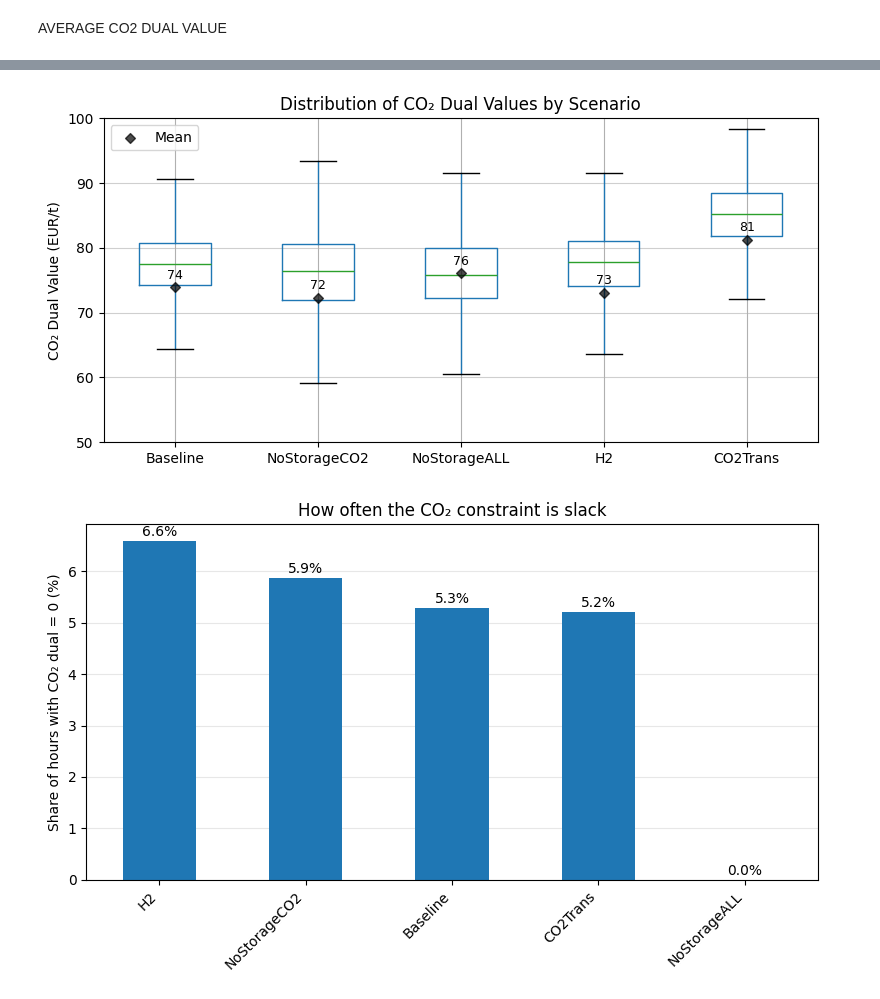
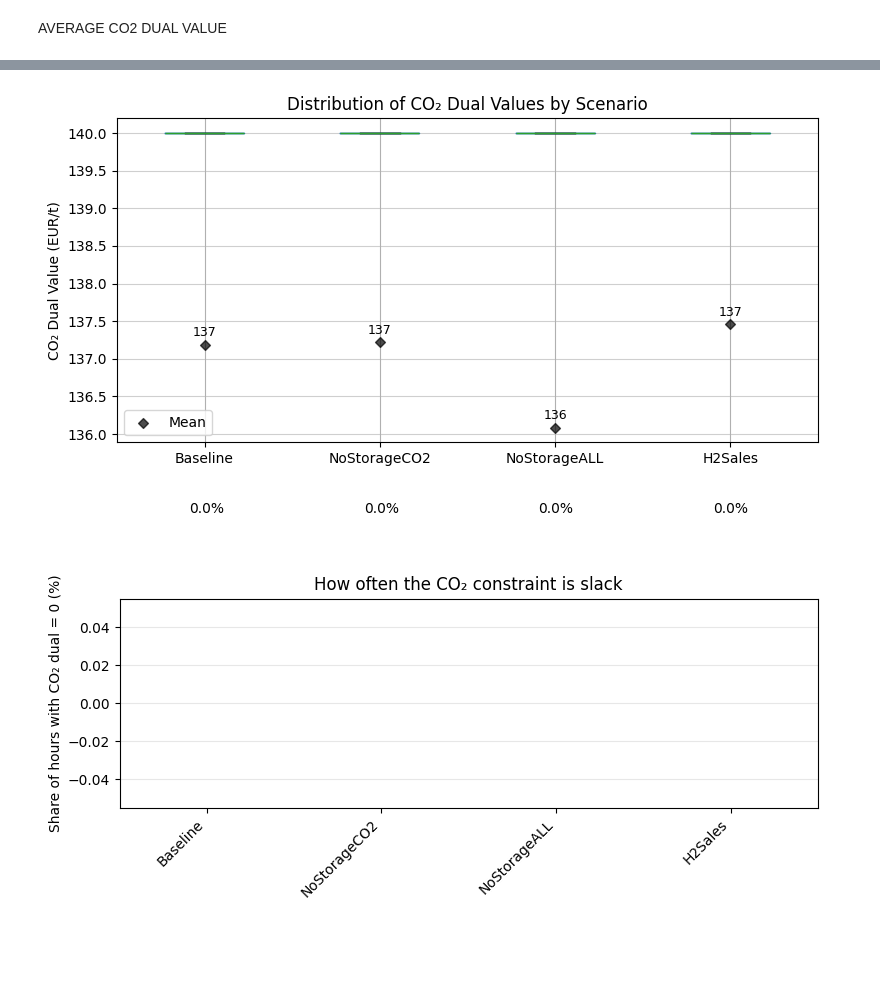
Before and after one commit to kubachri/GLS-EnerHub2X-Pricing, a Jupyter notebook: plots/DualCO2.ipynb, the cells around one changed output, grey strips where cells are left out. Drawn from its saved outputs; the diff is of its cells as text; code cells hidden in the pictures; blank space fills up the shorter version.

Commit message:
plot-changes
- updated the excel file with scenarios results for plots
- plot notebooks have been updated but **should be merged into one final during the merge with main**

```diff
--- a/plots/DualCO2.ipynb
+++ b/plots/DualCO2.ipynb
@@ -261,7 +256,7 @@ max_val = int(scenario_means.max())
 tick_step = 10  # same spacing as before
 
 ax.set_yticks(range(0, max_val + 2*tick_step, tick_step))
-ax.set_ylim(0, 90)
+ax.set_ylim(0, 150)
 
 for i, value in enumerate(scenario_means):
     ax.text(
@@ -285,9 +280,8 @@ scenarios = [
     "Baseline",
     "NoStorageCO2",
     "NoStorageALL",
-    "H2",
-    # "BioFixed",
-    "CO2Trans"
+    "H2Sales",
+    "CO2Abundance"
 ]
 
 fig, ax = plt.subplots(figsize=(8,4))  # same size as methanol
@@ -332,7 +326,7 @@ ax.set_title("Distribution of CO₂ Dual Values by Scenario")
 ax.grid(axis="y", alpha=0.6)
 ax.set_axisbelow(True)
 
-ax.set_ylim(50, 100)
+# ax.set_ylim(50, 150)
 
 plt.xticks(rotation=0)
 ax.legend()
@@ -341,42 +335,41 @@ plt.tight_layout()
 plt.savefig("DualCO2_Boxplot_AllScenarios.pdf", bbox_inches="tight")
 plt.show()
 # %% [output]
-[figure, old version]
+[figure, new version]
 # %%
 import matplotlib.pyplot as plt
 
 # choose scenarios
 scenarios = [
     "Baseline",
     "NoStorageCO2",
     "NoStorageALL",
-    "H2",
-    "CO2Trans"
+    "H2Sales",
 ]
 
 # compute share of zero hours (%)
 zero_share = (df[scenarios] == 0).mean() * 100
 zero_share = zero_share.sort_values(ascending=False)
 
 # plot
 fig, ax = plt.subplots(figsize=(8,5))
 
 zero_share.plot(kind="bar", ax=ax)
 
 for i, v in enumerate(zero_share):
     ax.text(i, v + 0.1, f"{v:.1f}%", ha="center")
 
 ax.set_ylabel("Share of hours with CO₂ dual = 0 (%)")
 ax.set_title("How often the CO₂ constraint is slack")
 ax.grid(axis="y", alpha=0.3)
 ax.set_axisbelow(True)
 
 plt.xticks(rotation=45, ha="right")
 plt.tight_layout()
 plt.savefig("DualCO2_ZeroShare.pdf", bbox_inches="tight")
 plt.show()
 # %% [output]
-[figure, old version]
+[figure, new version]
 # %%
 import matplotlib.pyplot as plt
 import numpy as np
```
Also changed, not shown: parts of 12 cells of this notebook, 3 other files.
